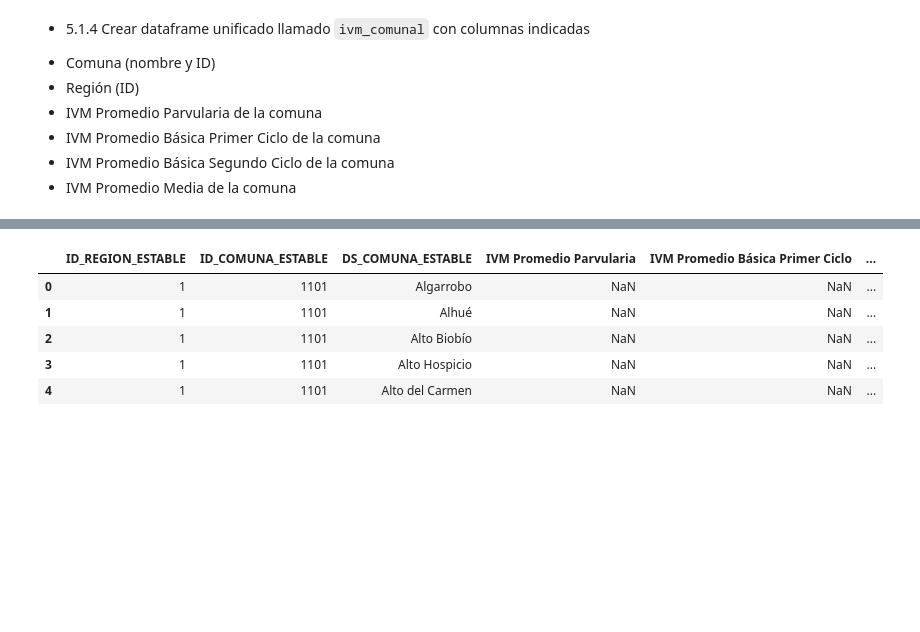
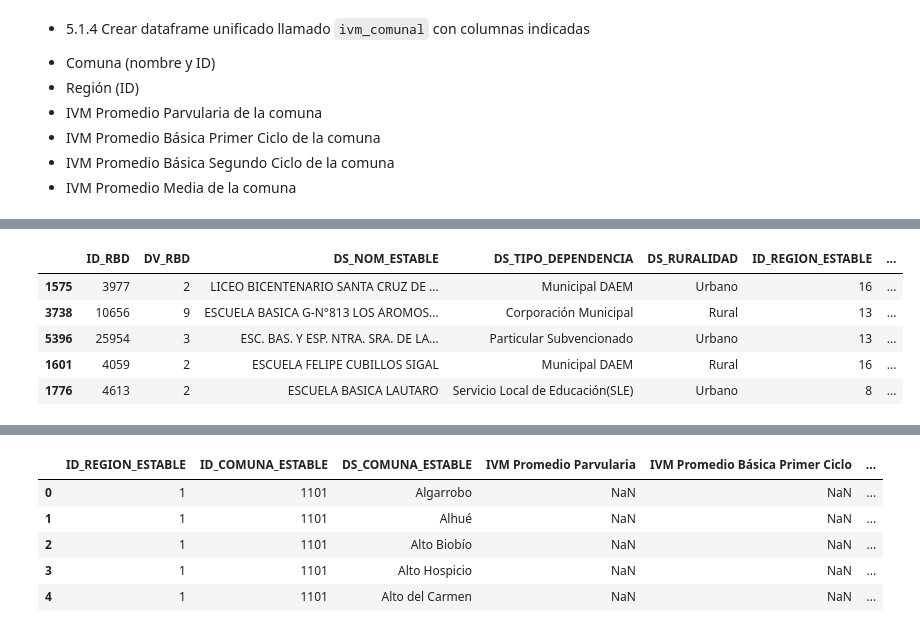
Before and after one commit to aaronpisaa/IMT2200-AARON-PINO, a Jupyter notebook: tareas/tarea 03/Respuesta.ipynb, the cells around one changed output, grey strips where cells are left out. Saved outputs shown, nothing was run; the diff lists cells and outputs as text; code cells hidden in the pictures; blank space fills up the shorter version.

```diff
--- a/tareas/tarea 03/Respuesta.ipynb
+++ b/tareas/tarea 03/Respuesta.ipynb
@@ -1527,0 +1550,10 @@ promedio_M.sample(15)
+# %%
+df2 = df2.merge(promedio_2, on='DS_COMUNA_ESTABLE', how='left')
+df2.sample(5)
+# %% [output]
+|  | ID_RBD | DV_RBD | DS_NOM_ESTABLE | DS_TIPO_DEPENDENCIA | DS_RURALIDAD | ID_REGION_ESTABLE | ... |
+| 1575 | 3977 | 2 | LICEO BICENTENARIO SANTA CRUZ DE ... | Municipal DAEM | Urbano | 16 | ... |
+| 3738 | 10656 | 9 | ESCUELA BASICA G-N°813 LOS AROMOS... | Corporación Municipal | Rural | 13 | ... |
+| 5396 | 25954 | 3 | ESC. BAS. Y ESP. NTRA. SRA. DE LA... | Particular Subvencionado | Urbano | 13 | ... |
+| 1601 | 4059 | 2 | ESCUELA FELIPE CUBILLOS SIGAL | Municipal DAEM | Rural | 16 | ... |
+| 1776 | 4613 | 2 | ESCUELA BASICA LAUTARO | Servicio Local de Educación(SLE) | Urbano | 8 | ... |
```
Also changed, not shown: parts of 3 cells of this notebook.
